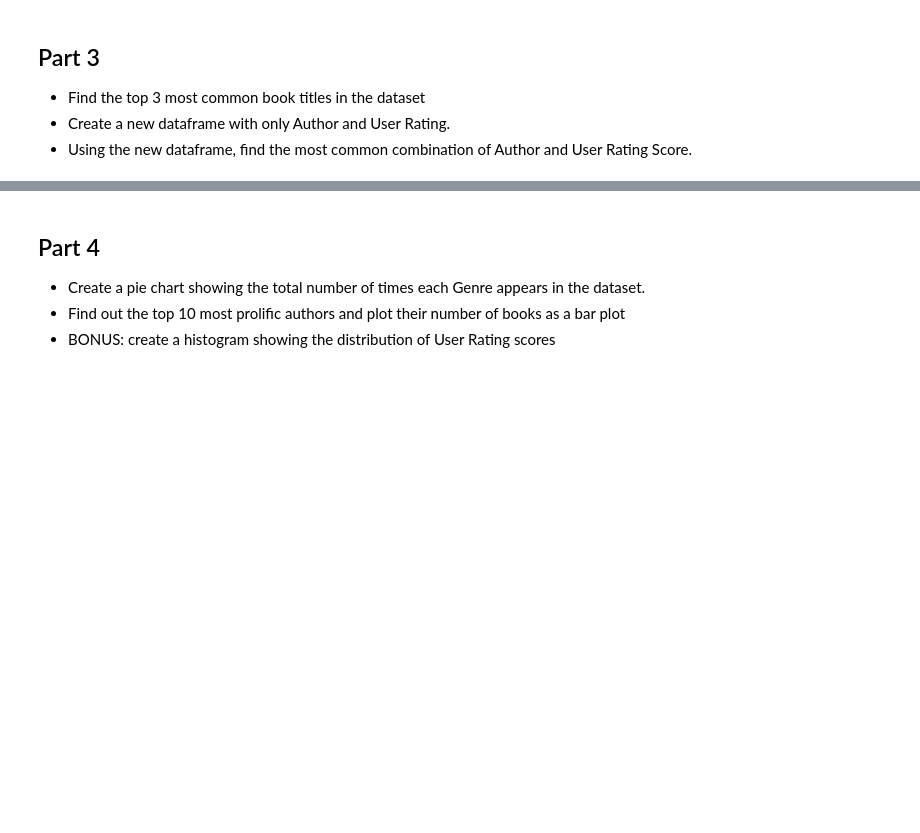
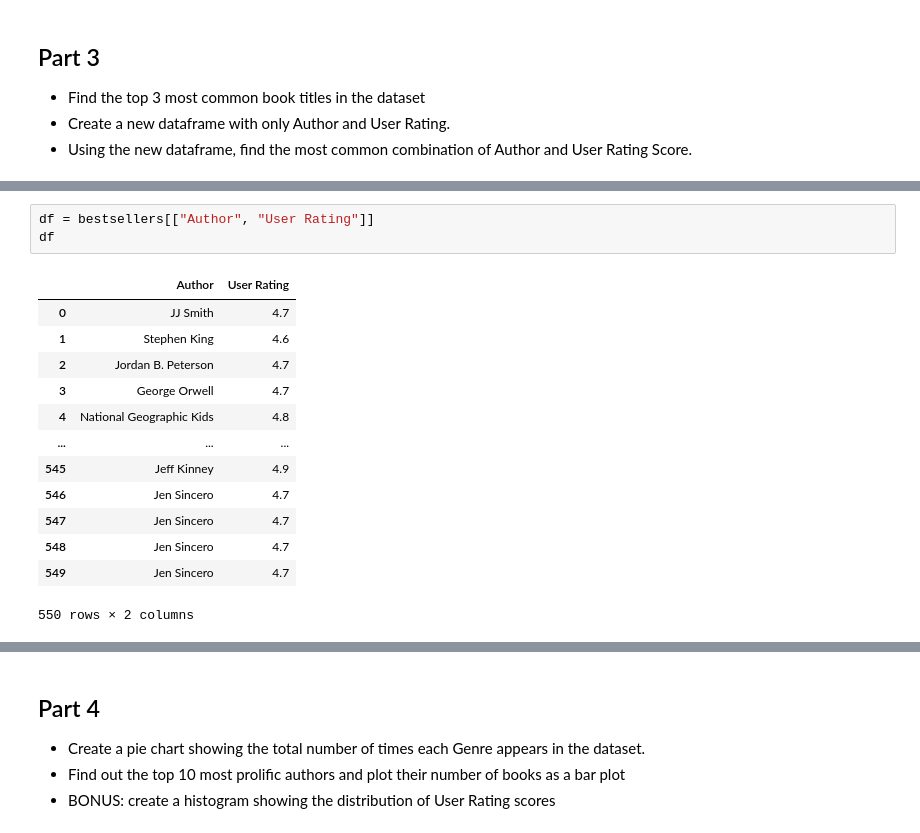
Before and after one commit to magdalenapek/Exercises, a Jupyter notebook: solutions_udemy_course/EXERCISE_04_Series.ipynb, the cells around one changed output, grey strips where cells are left out. Saved outputs shown, nothing was run; the diff lists cells and outputs as text; blank space fills up the shorter version.

```diff
--- a/solutions_udemy_course/EXERCISE_04_Series.ipynb
+++ b/solutions_udemy_course/EXERCISE_04_Series.ipynb
@@ -97,0 +134,17 @@ Name: Author, dtype: object
+# %%
+df = bestsellers[["Author", "User Rating"]]
+df
+# %% [output]
+|  | Author | User Rating |
+| 0 | JJ Smith | 4.7 |
+| 1 | Stephen King | 4.6 |
+| 2 | Jordan B. Peterson | 4.7 |
+| 3 | George Orwell | 4.7 |
+| 4 | National Geographic Kids | 4.8 |
+| ... | ... | ... |
+| 545 | Jeff Kinney | 4.9 |
+| 546 | Jen Sincero | 4.7 |
+| 547 | Jen Sincero | 4.7 |
+| 548 | Jen Sincero | 4.7 |
+| 549 | Jen Sincero | 4.7 |
+550 rows × 2 columns
```
Also changed, not shown: parts of 8 cells of this notebook, 1 other file.
